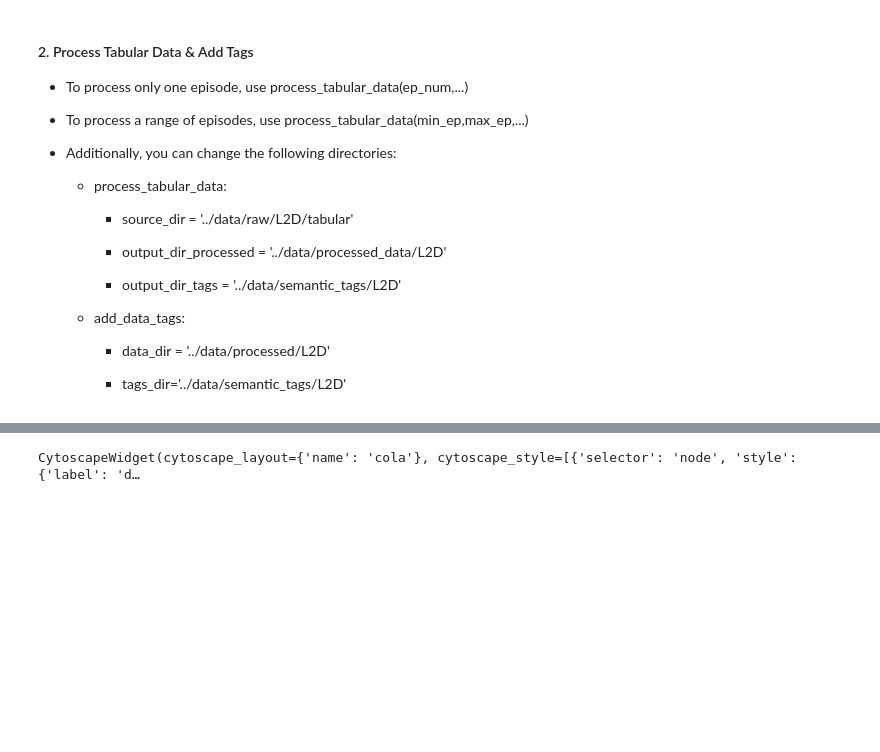
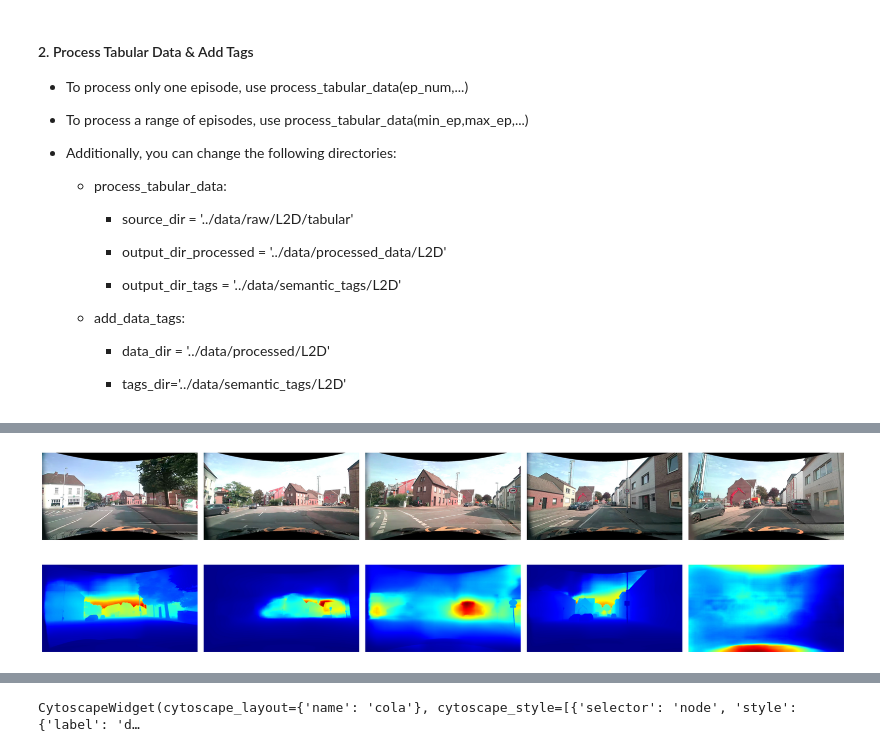
Before and after one commit to mtalonso-research/Traffic_Semantic_Graphs, a Jupyter notebook: notebooks/PipeLine_L2D.ipynb, the cells around one changed output, grey strips where cells are left out. Cells and saved outputs as stored; diff of their text form; code cells hidden in the pictures; blank space fills up the shorter version.

```diff
--- a/notebooks/PipeLine_L2D.ipynb
+++ b/notebooks/PipeLine_L2D.ipynb
@@ -141,0 +182,6 @@ Loading pretrain weights
+# %%
+display_frames('../data/processed_frames/L2D/Episode000032/front_left_Segmented')
+display_frames('../data/processed_frames/L2D/Episode000032/front_left_DepthColormaps')
+# %% [output]
+[figure, added]
+[figure, added]
```
Also changed, not shown: parts of 23 cells of this notebook, 1 other file.
